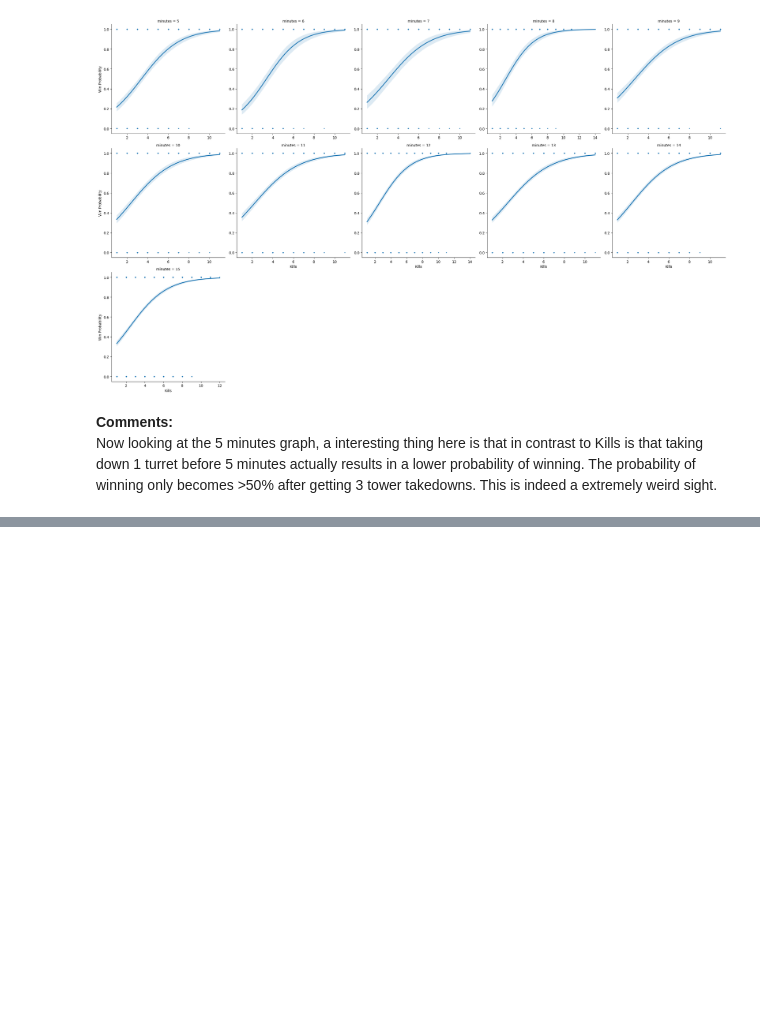
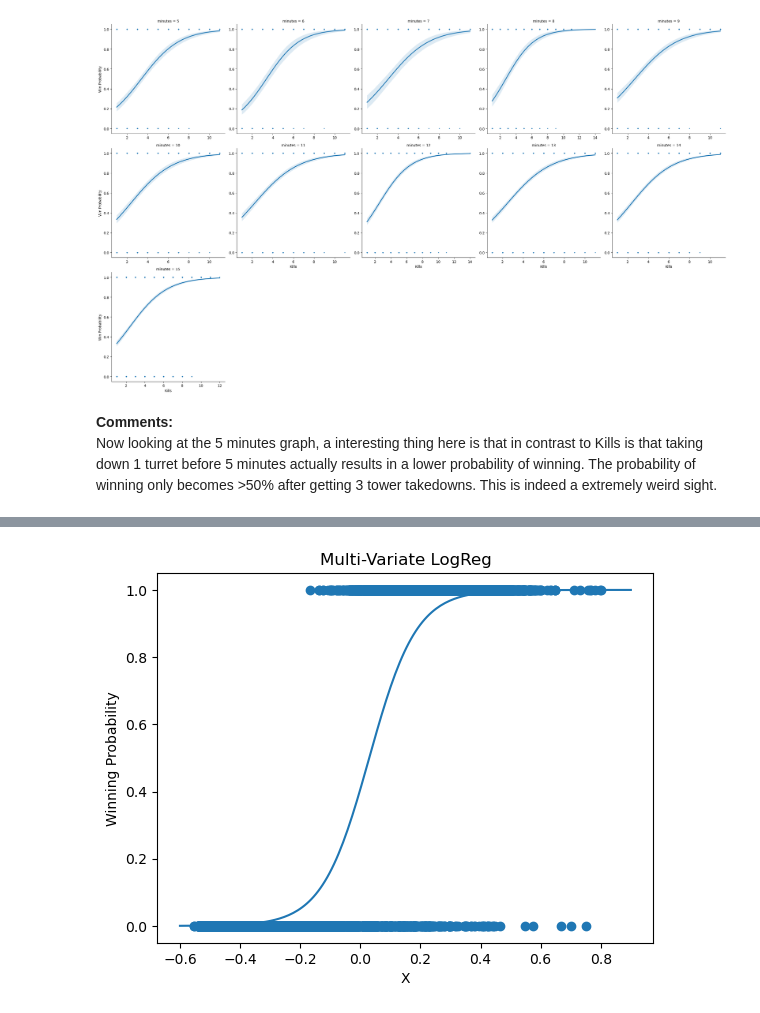
Before and after one commit to oscarqjh/NTU_SC1015_Project, a Jupyter notebook: LogisticRegression.ipynb, the cells around one changed output, grey strips where cells are left out. Drawn from its saved outputs; the diff is of its cells as text; code cells hidden in the pictures; blank space fills up the shorter version.

```diff
--- a/LogisticRegression.ipynb
+++ b/LogisticRegression.ipynb
@@ -350,0 +528,15 @@ Continue in `Champions_Analysis.ipynb`
+# %%
+#generate values for curve overlay
+plt.scatter(X_test,y_test)
+
+_, m, b = LogReg(False)
+lgs_curve = lambda x: 1/(1 + math.e**(-(m[0,0]*x+b[0])))
+x_values = np.linspace(-0.6, 0.9, 200)
+y_values = lgs_curve(x_values)
+plt.plot(x_values, y_values)
+plt.title('Multi-Variate LogReg')
+plt.xlabel('X')
+plt.ylabel('Winning Probability')
+plt.show()
+# %% [output]
+[figure, added]
```
Also changed, not shown: parts of 31 cells of this notebook.
